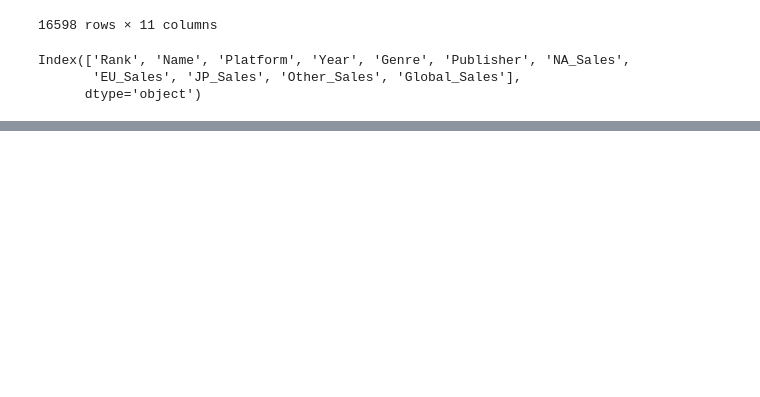
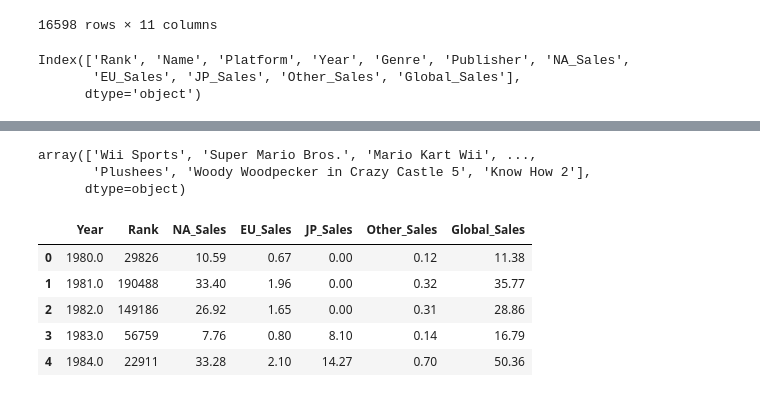
Before and after one commit to henriquecarvalho-maker/Gaming-Search, a Jupyter notebook: gaming_search.ipynb, the cells around one changed output, grey strips where cells are left out. Cells and saved outputs as stored; diff of their text form; code cells hidden in the pictures; blank space fills up the shorter version.

```diff
--- a/gaming_search.ipynb
+++ b/gaming_search.ipynb
@@ -31,0 +82,16 @@ Index(['Rank', 'Name', 'Platform', 'Year', 'Genre', 'Publisher', 'NA_Sales',
+# %%
+data['Name'].unique()
+# %% [output]
+array(['Wii Sports', 'Super Mario Bros.', 'Mario Kart Wii', ...,
+       'Plushees', 'Woody Woodpecker in Crazy Castle 5', 'Know How 2'],
+      dtype=object)
+# %%
+data_by_year = data.groupby(by='Year', axis=0, as_index=False).sum(numeric_only=True)
+data_by_year.head()
+# %% [output]
+|  | Year | Rank | NA_Sales | EU_Sales | JP_Sales | Other_Sales | Global_Sales |
+| 0 | 1980.0 | 29826 | 10.59 | 0.67 | 0.00 | 0.12 | 11.38 |
+| 1 | 1981.0 | 190488 | 33.40 | 1.96 | 0.00 | 0.32 | 35.77 |
+| 2 | 1982.0 | 149186 | 26.92 | 1.65 | 0.00 | 0.31 | 28.86 |
+| 3 | 1983.0 | 56759 | 7.76 | 0.80 | 8.10 | 0.14 | 16.79 |
+| 4 | 1984.0 | 22911 | 33.28 | 2.10 | 14.27 | 0.70 | 50.36 |
```
Also changed, not shown: parts of 9 cells of this notebook.
